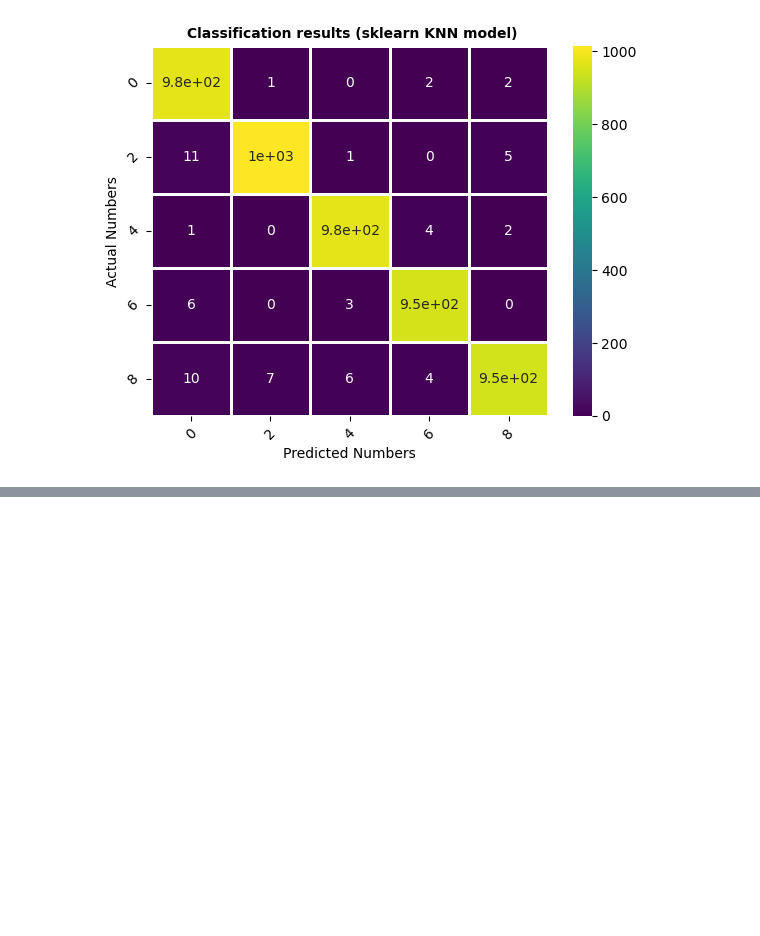
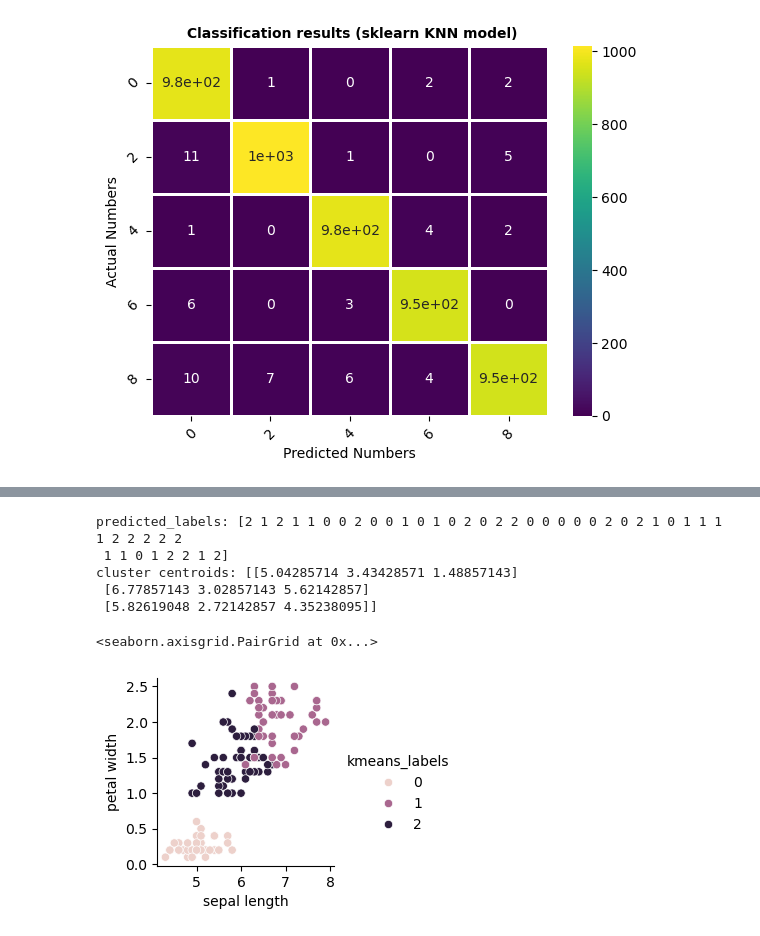
Before and after one commit to morrea1/MANE-4962, a Jupyter notebook: Homework2.ipynb, the cells around one changed output, grey strips where cells are left out. Saved outputs shown, nothing was run; the diff lists cells and outputs as text; code cells hidden in the pictures; blank space fills up the shorter version.

```diff
--- a/Homework2.ipynb
+++ b/Homework2.ipynb
@@ -215,0 +251,11 @@ weighted avg       0.99      0.99      0.99      4926
+# %%
+X = df.to_numpy()
+X = np.delete(X, 3, 1)  #only use 3 features
+
+df['target'] = data['target']
+named_targets = []
+
+for elm in df['target'].to_list():
+    named_targets.append(data.target_names[elm])
+
+df['species_name'] = named_targets
@@ -215,0 +321,43 @@ weighted avg       0.99      0.99      0.99      4926
+# %%
+#KMeans model from class
+
+class KMeans:
+    def __init__(self, k):
+        self.k = k
+        self.cluster_labels = None
+    def fit(self, X):
+        self.centroids = X[np.random.choice(X.shape[0], self.k, replace=False), :]
+        self.cluster_labels = np.arange(self.k)
+        while True:
+            distances = np.array([np.linalg.norm(X - centroid, axis=1) for centroid in self.centroids])
+            self.clusters = np.argmin(distances, axis=0)
+            new_centroids = np.array([X[self.clusters == i, :].mean(axis=0) for i in range(self.k)])
+            # check convergence
+            if np.array_equal(new_centroids, self.centroids):
+                break
+            else:
+                self.centroids = new_centroids
+
+    def predict(self, X):
+        distances = np.array([np.linalg.norm(X - centroid, axis=1) for centroid in self.centroids])
+        return self.cluster_labels[np.argmin(distances, axis=0)]
+model = KMeans(k=3)
+model.fit(X_train)
+kmeans_labels = model.predict(X_test)
+cluster_coords = model.centroids
+print('predicted_labels:', kmeans_labels)
+print('cluster centroids:', cluster_coords)
+# %% [output]
+predicted_labels: [2 1 2 1 1 0 0 2 0 0 1 0 1 0 2 0 2 2 0 0 0 0 0 2 0 2 1 0 1 1 1 1 2 2 2 2 2
+ 1 1 0 1 2 2 1 2]
+cluster centroids: [[5.04285714 3.43428571 1.48857143]
+ [6.77857143 3.02857143 5.62142857]
+ [5.82619048 2.72142857 4.35238095]]
+# %%
+df['kmeans_labels'] = model.predict(X)
+
+sns.pairplot(df.drop(labels=['target'],axis=1), x_vars=['sepal length'],
+    y_vars=['petal width'], hue='kmeans_labels')
+# %% [output]
+<seaborn.axisgrid.PairGrid at 0x...>
+[figure, added]
```
Also changed, not shown: parts of 7 cells of this notebook.
